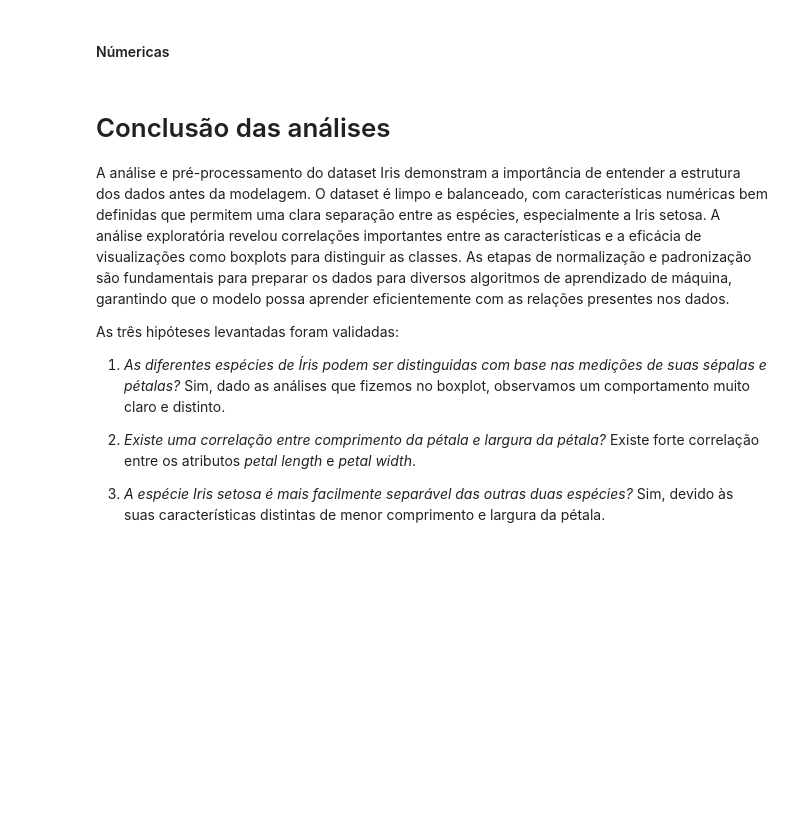
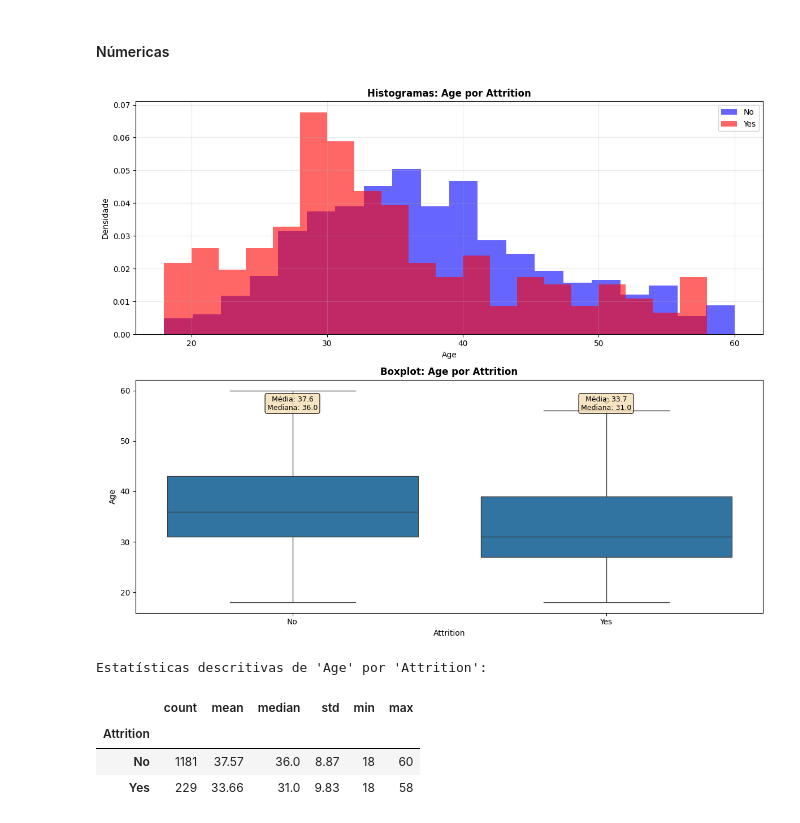
Before and after one commit to VitorMirandaAquino/pucrio-mvp-analise-dados, a Jupyter notebook: MVP_Análise_de_Dados_e_Boas_Práticas.ipynb, the cells around one changed output. Cells and saved outputs as stored; diff of their text form; code cells hidden in the pictures; blank space fills up the shorter version.

Commit message:
Finalização das análises bivariadas

```diff
--- a/MVP_Análise_de_Dados_e_Boas_Práticas.ipynb
+++ b/MVP_Análise_de_Dados_e_Boas_Práticas.ipynb
@@ -348,15 +363,3 @@ def analise_bivariada_categoricas(df: pd.DataFrame, variavel_comparativa: str, v
     # Exibir também a tabela de percentuais
     print(f"\nTabela de percentuais (% por linha):")
     display(prop.round(2))
-# %%
-def analise_bivariada_numerica_com_categorica(df: pd.DataFrame, coluna_numerica: str, coluna_categorica: str):
-    """
-    Função para análise de uma variável numérica com uma variável categórica
-    A função irá retornar um boxplot com a distribuição da variável numérica de cada categoria.
-
-    Args:
-        df (pd.DataFrame): DataFrame com os dados
-        coluna_numerica (str): Nome da variável numérica
-        coluna_categorica (str): Nome da variável categórica
-    """
-    pass
@@ -1403,14 +1486,11 @@ Tabela de percentuais (% por linha):
 # %% [markdown]
 #### Númericas
-# %% [markdown]
-# Conclusão das análises
-
-A análise e pré-processamento do dataset Iris demonstram a importância de entender a estrutura dos dados antes da modelagem. O dataset é limpo e balanceado, com características numéricas bem definidas que permitem uma clara separação entre as espécies, especialmente a Iris setosa. A análise exploratória revelou correlações importantes entre as características e a eficácia de visualizações como boxplots para distinguir as classes. As etapas de normalização e padronização são fundamentais para preparar os dados para diversos algoritmos de aprendizado de máquina, garantindo que o modelo possa aprender eficientemente com as relações presentes nos dados.
-
-As três hipóteses levantadas foram validadas:
-
-1.   *As diferentes espécies de Íris podem ser distinguidas com base nas medições de suas sépalas e pétalas?* Sim, dado as análises que fizemos no boxplot, observamos um comportamento muito claro e distinto.
-
-2.   *Existe uma correlação entre comprimento da pétala e largura da pétala?* Existe forte correlação entre os atributos *petal length* e *petal width*.
-
-3.   *A espécie Iris setosa é mais facilmente separável das outras duas espécies?* Sim, devido às suas características distintas de menor comprimento e largura da pétala.
+# %%
+analise_bivariada_numerica_com_categorica(df, 'Age', 'Attrition')
+# %% [output]
+[figure, added]
+Estatísticas descritivas de 'Age' por 'Attrition':
+|  | count | mean | median | std | min | max |
+| Attrition |  |  |  |  |  |  |
+| No | 1181 | 37.57 | 36.0 | 8.87 | 18 | 60 |
+| Yes | 229 | 33.66 | 31.0 | 9.83 | 18 | 58 |
```
Also changed, not shown: parts of 23 cells of this notebook.
